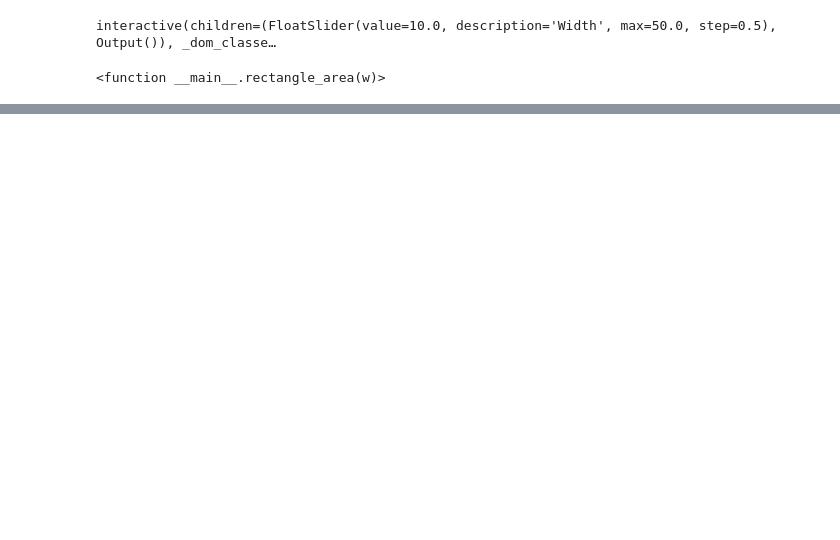
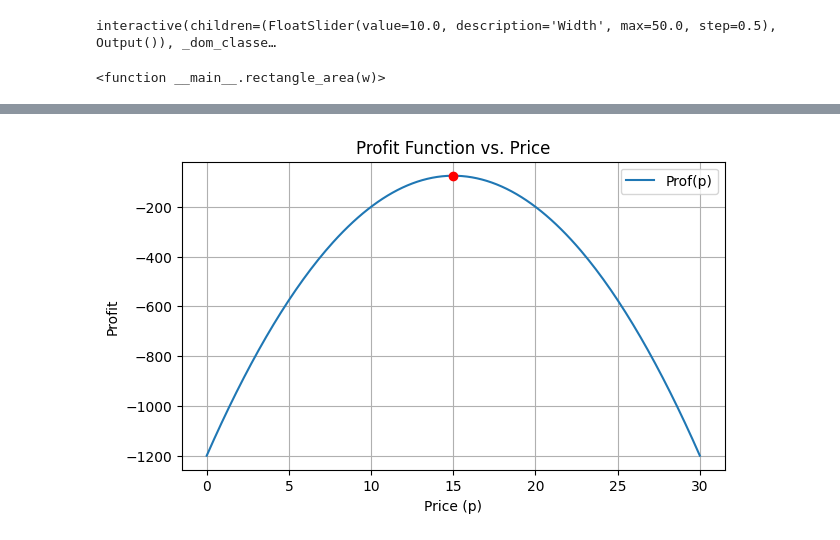
Before and after one commit to mikahlbk/MATH-DATA-105-Fall-2025-Banwarth-Kuhn, a Jupyter notebook: Week 8/Week 8.ipynb, the cells around one changed output, grey strips where cells are left out. Drawn from its saved outputs; the diff is of its cells as text; code cells hidden in the pictures; blank space fills up the shorter version.

```diff
--- a/Week 8/Week 8.ipynb
+++ b/Week 8/Week 8.ipynb
@@ -45,0 +85,21 @@ interactive(children=(FloatSlider(value=10.0, description='Width', max=50.0, ste
+# %%
+# ---- Plot the profit function ----
+# Create numerical values for plotting
+p_vals = np.linspace(0, 30, 200)
+Prof_func = sp.lambdify(p, Prof, 'numpy')
+Prof_vals = Prof_func(p_vals)
+
+plt.figure(figsize=(7,4))
+plt.plot(p_vals, Prof_vals, label="Prof(p)")
+plt.xlabel("Price (p)")
+plt.ylabel("Profit")
+plt.title("Profit Function vs. Price")
+plt.grid(True)
+plt.legend()
+# Plot the critical point on the curve
+for val in mins_maxs:
+    plt.plot(float(val),Prof_func(val), color='r', marker='o')
+plt.legend()
+plt.show()
+# %% [output]
+[figure, added]
```
Also changed, not shown: parts of 3 cells of this notebook.
